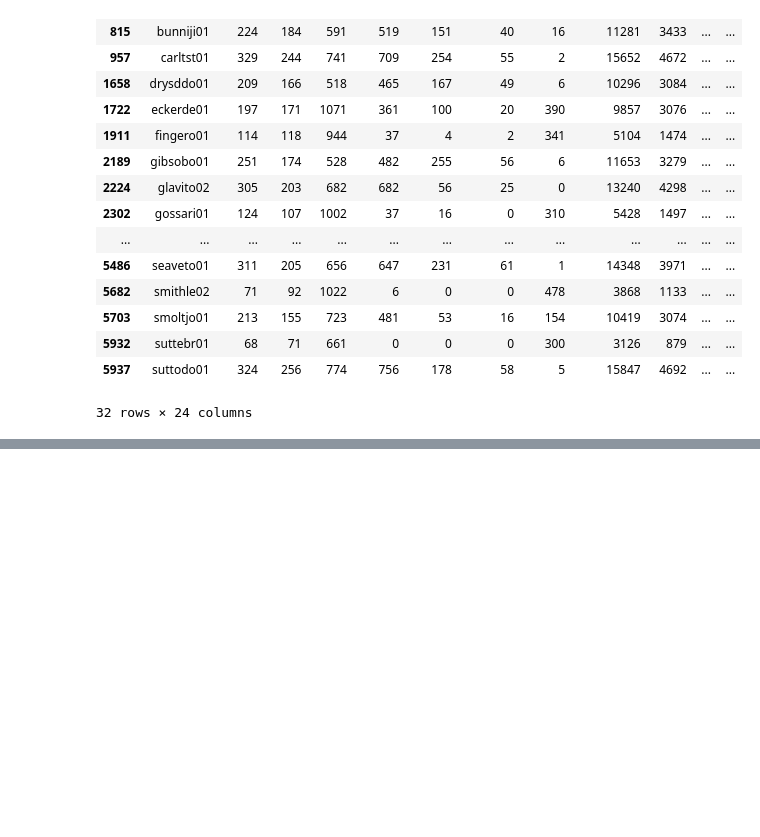
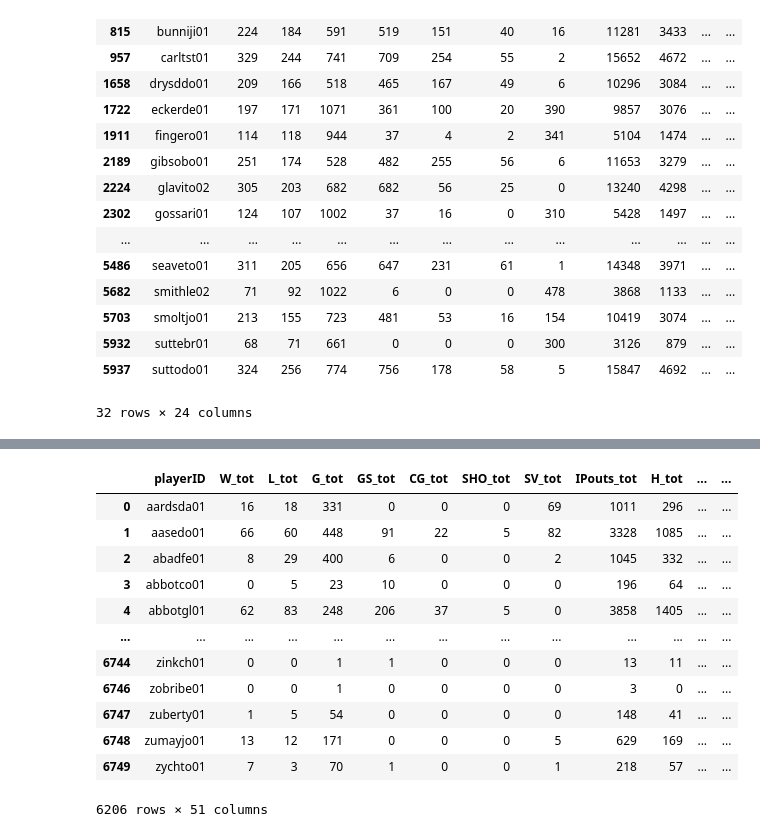
Before and after one commit to an-izq/Pitcher-HOF-Predictor, a Jupyter notebook: Pitcher-HOF-Predictor.ipynb, the cells around one changed output, grey strips where cells are left out. Saved outputs shown, nothing was run; the diff lists cells and outputs as text; code cells hidden in the pictures; blank space fills up the shorter version.

```diff
--- a/Pitcher-HOF-Predictor.ipynb
+++ b/Pitcher-HOF-Predictor.ipynb
@@ -1008,0 +1064,16 @@ Pitching_1955_hof.loc[Pitching_1955_hof['inducted'] == 'Y']
+# %%
+Pitching_Career.loc[Pitching_Career['inducted'].isnull()]
+# %% [output]
+|  | playerID | W_tot | L_tot | G_tot | GS_tot | CG_tot | SHO_tot | SV_tot | IPouts_tot | H_tot | ... | ... |
+| 0 | aardsda01 | 16 | 18 | 331 | 0 | 0 | 0 | 69 | 1011 | 296 | ... | ... |
+| 1 | aasedo01 | 66 | 60 | 448 | 91 | 22 | 5 | 82 | 3328 | 1085 | ... | ... |
+| 2 | abadfe01 | 8 | 29 | 400 | 6 | 0 | 0 | 2 | 1045 | 332 | ... | ... |
+| 3 | abbotco01 | 0 | 5 | 23 | 10 | 0 | 0 | 0 | 196 | 64 | ... | ... |
+| 4 | abbotgl01 | 62 | 83 | 248 | 206 | 37 | 5 | 0 | 3858 | 1405 | ... | ... |
+| ... | ... | ... | ... | ... | ... | ... | ... | ... | ... | ... | ... | ... |
+| 6744 | zinkch01 | 0 | 0 | 1 | 1 | 0 | 0 | 0 | 13 | 11 | ... | ... |
+| 6746 | zobribe01 | 0 | 0 | 1 | 0 | 0 | 0 | 0 | 3 | 0 | ... | ... |
+| 6747 | zuberty01 | 1 | 5 | 54 | 0 | 0 | 0 | 0 | 148 | 41 | ... | ... |
+| 6748 | zumayjo01 | 13 | 12 | 171 | 0 | 0 | 0 | 5 | 629 | 169 | ... | ... |
+| 6749 | zychto01 | 7 | 3 | 70 | 1 | 0 | 0 | 1 | 218 | 57 | ... | ... |
+6206 rows × 51 columns
```
Also changed, not shown: parts of 39 cells of this notebook.
